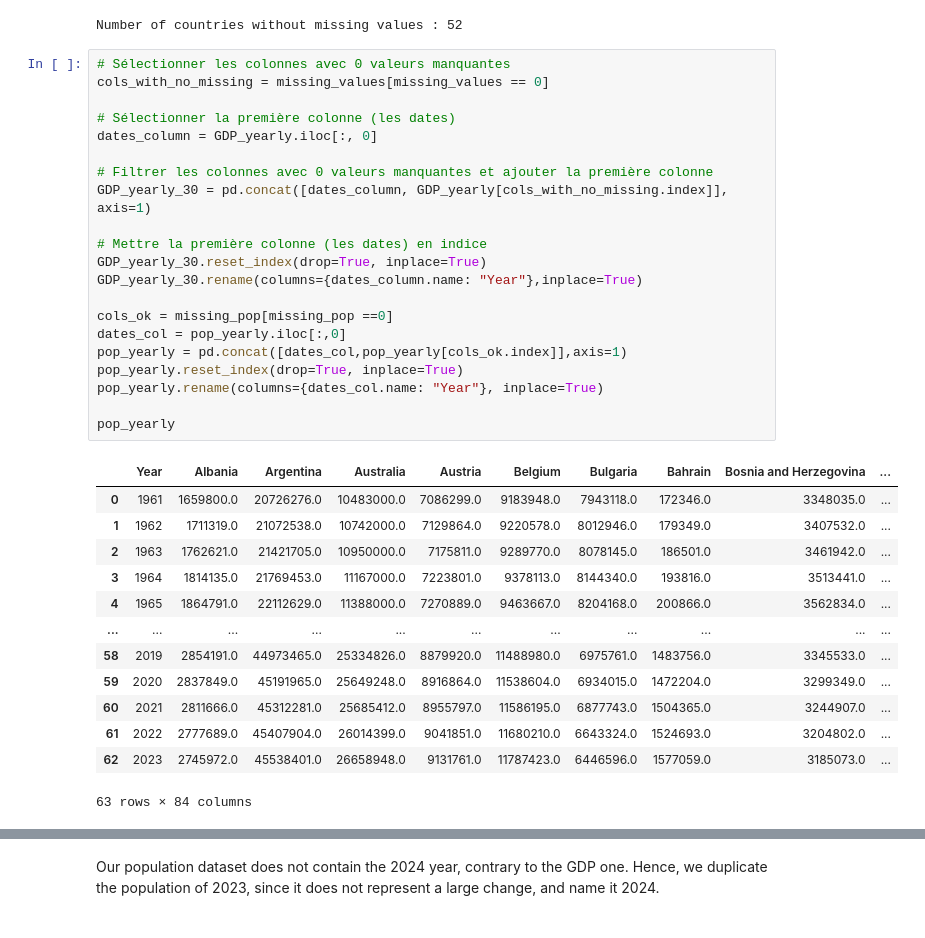
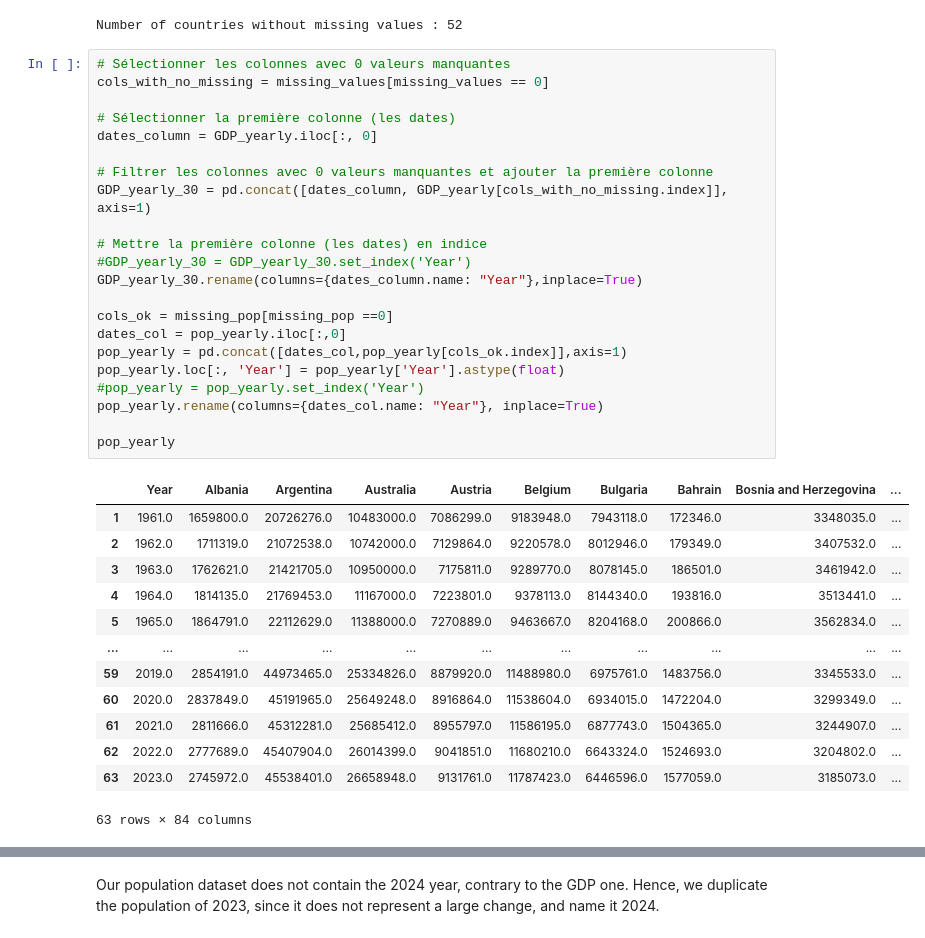
Before and after one commit to AminaManseur29/Bayesian_statistics_project, a Jupyter notebook: Data preprocessing/Preprocessing.ipynb, the cells around one changed output, grey strips where cells are left out. Saved outputs shown, nothing was run; the diff lists cells and outputs as text.

```diff
--- a/Data preprocessing/Preprocessing.ipynb
+++ b/Data preprocessing/Preprocessing.ipynb
@@ -138,35 +138,36 @@ Number of countries without missing values : 52
 # %%
 # Sélectionner les colonnes avec 0 valeurs manquantes
 cols_with_no_missing = missing_values[missing_values == 0]
 
 # Sélectionner la première colonne (les dates)
 dates_column = GDP_yearly.iloc[:, 0]
 
 # Filtrer les colonnes avec 0 valeurs manquantes et ajouter la première colonne
 GDP_yearly_30 = pd.concat([dates_column, GDP_yearly[cols_with_no_missing.index]], axis=1)
 
 # Mettre la première colonne (les dates) en indice
-GDP_yearly_30.reset_index(drop=True, inplace=True)
+#GDP_yearly_30 = GDP_yearly_30.set_index('Year')
 GDP_yearly_30.rename(columns={dates_column.name: "Year"},inplace=True)
 
 cols_ok = missing_pop[missing_pop ==0]
 dates_col = pop_yearly.iloc[:,0]
 pop_yearly = pd.concat([dates_col,pop_yearly[cols_ok.index]],axis=1)
-pop_yearly.reset_index(drop=True, inplace=True)
+pop_yearly.loc[:, 'Year'] = pop_yearly['Year'].astype(float)
+#pop_yearly = pop_yearly.set_index('Year')
 pop_yearly.rename(columns={dates_col.name: "Year"}, inplace=True)
 
 pop_yearly
 # %% [output]
 |  | Year | Albania | Argentina | Australia | Austria | Belgium | Bulgaria | Bahrain | Bosnia and Herzegovina | ... |
-| 0 | 1961 | 1659800.0 | 20726276.0 | 10483000.0 | 7086299.0 | 9183948.0 | 7943118.0 | 172346.0 | 3348035.0 | ... |
-| 1 | 1962 | 1711319.0 | 21072538.0 | 10742000.0 | 7129864.0 | 9220578.0 | 8012946.0 | 179349.0 | 3407532.0 | ... |
-| 2 | 1963 | 1762621.0 | 21421705.0 | 10950000.0 | 7175811.0 | 9289770.0 | 8078145.0 | 186501.0 | 3461942.0 | ... |
-| 3 | 1964 | 1814135.0 | 21769453.0 | 11167000.0 | 7223801.0 | 9378113.0 | 8144340.0 | 193816.0 | 3513441.0 | ... |
-| 4 | 1965 | 1864791.0 | 22112629.0 | 11388000.0 | 7270889.0 | 9463667.0 | 8204168.0 | 200866.0 | 3562834.0 | ... |
+| 1 | 1961.0 | 1659800.0 | 20726276.0 | 10483000.0 | 7086299.0 | 9183948.0 | 7943118.0 | 172346.0 | 3348035.0 | ... |
+| 2 | 1962.0 | 1711319.0 | 21072538.0 | 10742000.0 | 7129864.0 | 9220578.0 | 8012946.0 | 179349.0 | 3407532.0 | ... |
+| 3 | 1963.0 | 1762621.0 | 21421705.0 | 10950000.0 | 7175811.0 | 9289770.0 | 8078145.0 | 186501.0 | 3461942.0 | ... |
+| 4 | 1964.0 | 1814135.0 | 21769453.0 | 11167000.0 | 7223801.0 | 9378113.0 | 8144340.0 | 193816.0 | 3513441.0 | ... |
+| 5 | 1965.0 | 1864791.0 | 22112629.0 | 11388000.0 | 7270889.0 | 9463667.0 | 8204168.0 | 200866.0 | 3562834.0 | ... |
 | ... | ... | ... | ... | ... | ... | ... | ... | ... | ... | ... |
-| 58 | 2019 | 2854191.0 | 44973465.0 | 25334826.0 | 8879920.0 | 11488980.0 | 6975761.0 | 1483756.0 | 3345533.0 | ... |
-| 59 | 2020 | 2837849.0 | 45191965.0 | 25649248.0 | 8916864.0 | 11538604.0 | 6934015.0 | 1472204.0 | 3299349.0 | ... |
-| 60 | 2021 | 2811666.0 | 45312281.0 | 25685412.0 | 8955797.0 | 11586195.0 | 6877743.0 | 1504365.0 | 3244907.0 | ... |
-| 61 | 2022 | 2777689.0 | 45407904.0 | 26014399.0 | 9041851.0 | 11680210.0 | 6643324.0 | 1524693.0 | 3204802.0 | ... |
-| 62 | 2023 | 2745972.0 | 45538401.0 | 26658948.0 | 9131761.0 | 11787423.0 | 6446596.0 | 1577059.0 | 3185073.0 | ... |
+| 59 | 2019.0 | 2854191.0 | 44973465.0 | 25334826.0 | 8879920.0 | 11488980.0 | 6975761.0 | 1483756.0 | 3345533.0 | ... |
+| 60 | 2020.0 | 2837849.0 | 45191965.0 | 25649248.0 | 8916864.0 | 11538604.0 | 6934015.0 | 1472204.0 | 3299349.0 | ... |
+| 61 | 2021.0 | 2811666.0 | 45312281.0 | 25685412.0 | 8955797.0 | 11586195.0 | 6877743.0 | 1504365.0 | 3244907.0 | ... |
+| 62 | 2022.0 | 2777689.0 | 45407904.0 | 26014399.0 | 9041851.0 | 11680210.0 | 6643324.0 | 1524693.0 | 3204802.0 | ... |
+| 63 | 2023.0 | 2745972.0 | 45538401.0 | 26658948.0 | 9131761.0 | 11787423.0 | 6446596.0 | 1577059.0 | 3185073.0 | ... |
 63 rows × 84 columns
```
Also changed, not shown: parts of 20 cells of this notebook, 7 other files.
